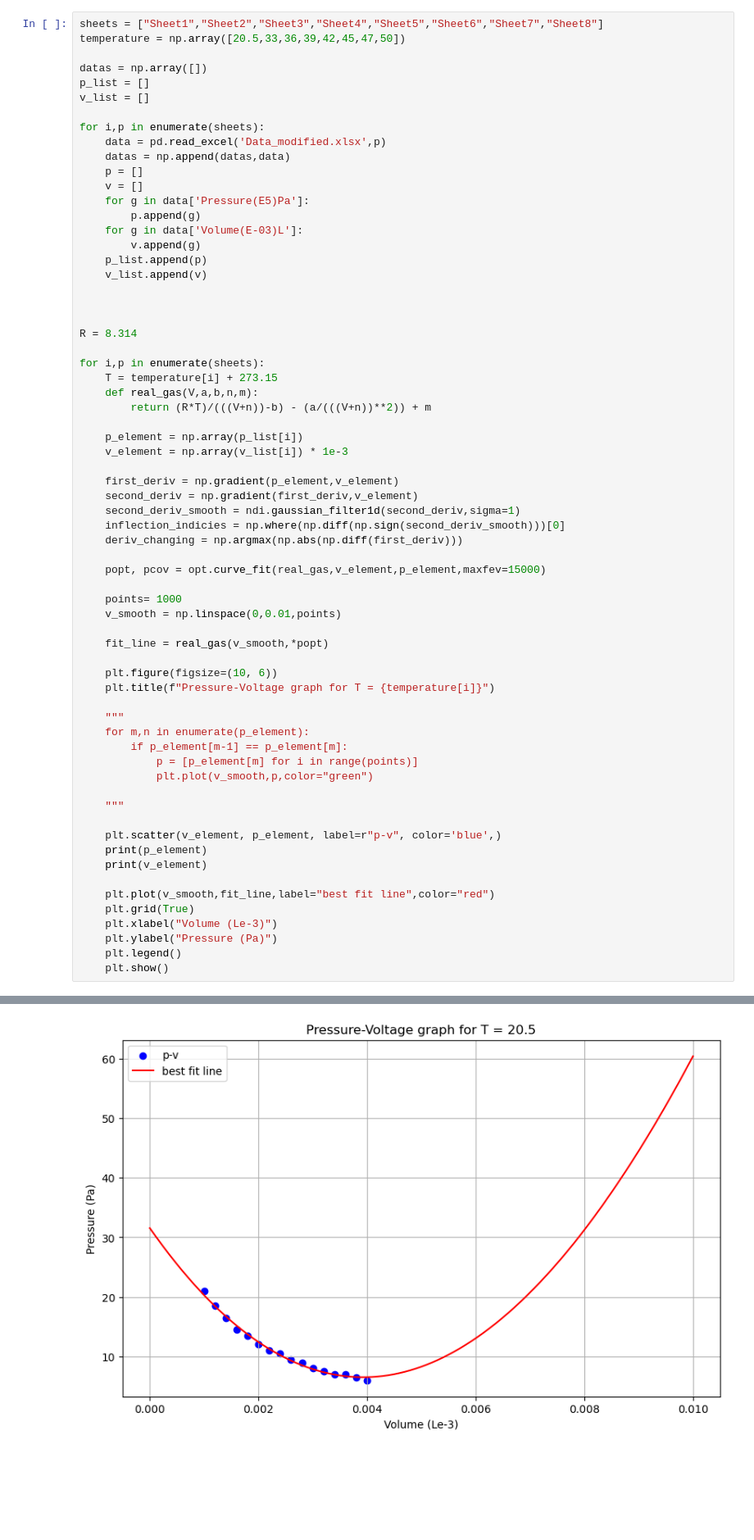
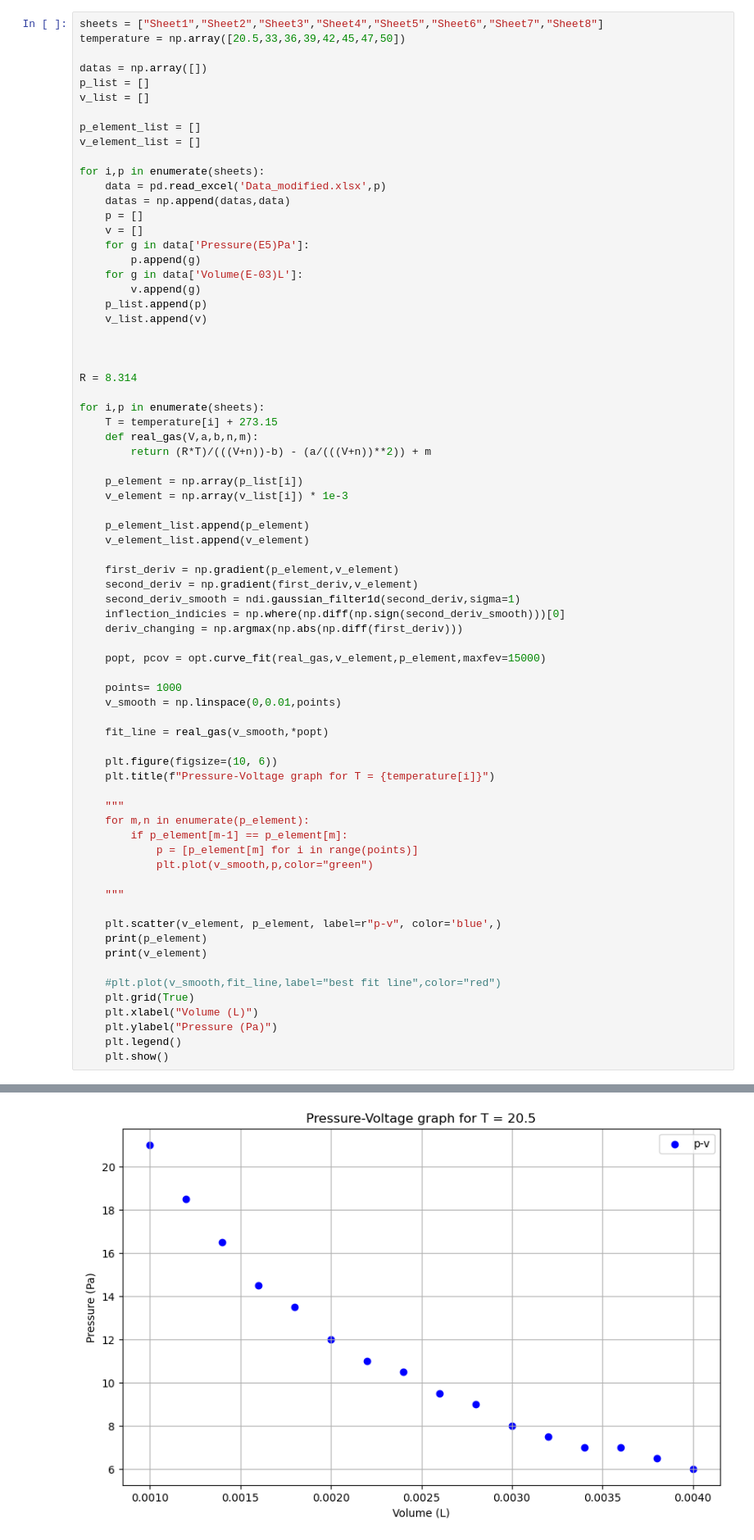
Before and after one commit to nomushu/Experiment-6, a Jupyter notebook: Jupyter code.ipynb, the cells around one changed output, grey strips where cells are left out. Shown at 82% size. Cells and saved outputs as stored; diff of their text form; blank space fills up the shorter version.

```diff
--- a/Jupyter code.ipynb
+++ b/Jupyter code.ipynb
@@ -14,6 +14,9 @@ temperature = np.array([20.5,33,36,39,42,45,47,50])
 datas = np.array([])
 p_list = []
 v_list = []
+
+p_element_list = []
+v_element_list = []
 
 for i,p in enumerate(sheets):
     data = pd.read_excel('Data_modified.xlsx',p)
@@ -38,6 +41,9 @@ for i,p in enumerate(sheets):
 
     p_element = np.array(p_list[i])
     v_element = np.array(v_list[i]) * 1e-3
+
+    p_element_list.append(p_element)
+    v_element_list.append(v_element)
 
     first_deriv = np.gradient(p_element,v_element)
     second_deriv = np.gradient(first_deriv,v_element)
@@ -49,36 +55,36 @@ for i,p in enumerate(sheets):
 
     points= 1000
     v_smooth = np.linspace(0,0.01,points)
 
     fit_line = real_gas(v_smooth,*popt)
 
     plt.figure(figsize=(10, 6))
     plt.title(f"Pressure-Voltage graph for T = {temperature[i]}")
 
     """
     for m,n in enumerate(p_element):
         if p_element[m-1] == p_element[m]:
             p = [p_element[m] for i in range(points)]
             plt.plot(v_smooth,p,color="green")
 
     """
 
     plt.scatter(v_element, p_element, label=r"p-v", color='blue',)
     print(p_element)
     print(v_element)
 
-    plt.plot(v_smooth,fit_line,label="best fit line",color="red")
+    #plt.plot(v_smooth,fit_line,label="best fit line",color="red")
     plt.grid(True)
-    plt.xlabel("Volume (Le-3)")
+    plt.xlabel("Volume (L)")
     plt.ylabel("Pressure (Pa)")
     plt.legend()
     plt.show()
 # %% [output]
 [ 6.   6.5  7.   7.   7.5  8.   9.   9.5 10.5 11.  12.  13.5 14.5 16.5
  18.5 21. ]
 [0.004  0.0038 0.0036 0.0034 0.0032 0.003  0.0028 0.0026 0.0024 0.0022
  0.002  0.0018 0.0016 0.0014 0.0012 0.001 ]
-[figure, old version]
+[figure, new version]
 [ 6.5  7.   7.   7.5  8.   8.5  9.5 10.  11.  12.  13.  14.5 16.  18.
  20.  23.  29. ]
 [0.004  0.0038 0.0036 0.0034 0.0032 0.003  0.0028 0.0026 0.0024 0.0022
```
Also changed, not shown: parts of 3 cells of this notebook.
